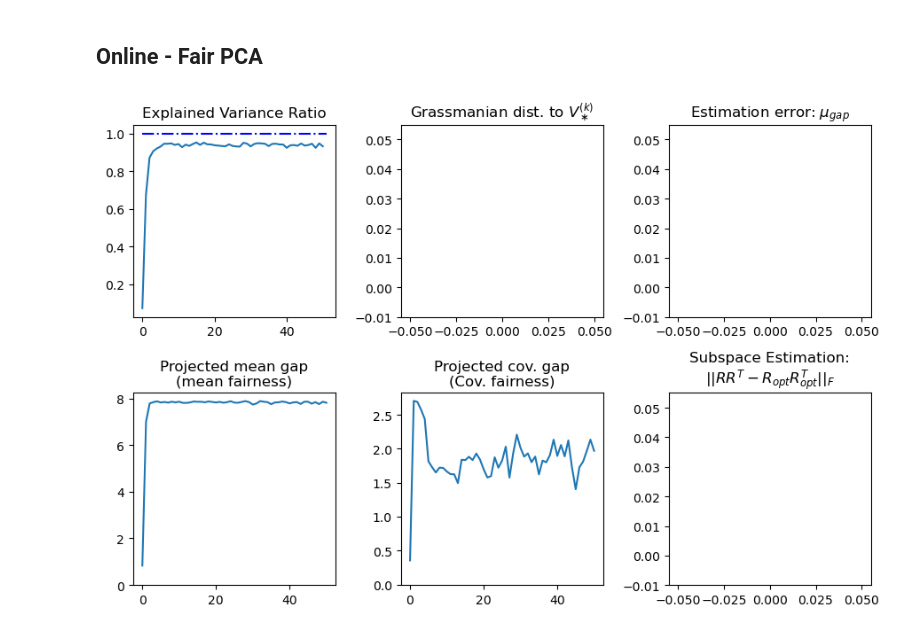
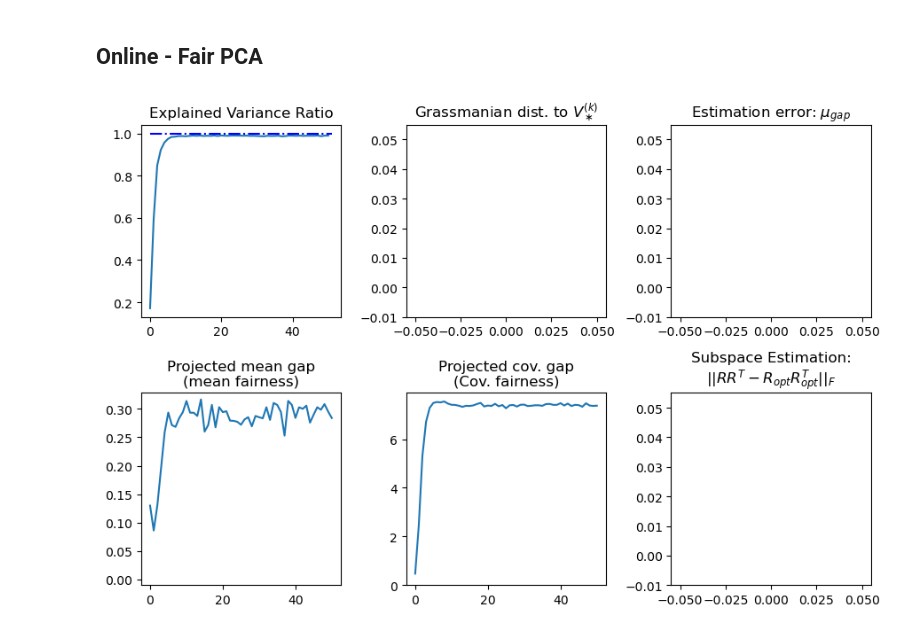
Before and after one commit to HanseulJo/fair-streaming-pca, a Jupyter notebook: FairPCA.ipynb, the cells around one changed output. Cells and saved outputs as stored; diff of their text form; code cells hidden in the pictures.

```diff
--- a/FairPCA.ipynb
+++ b/FairPCA.ipynb
@@ -7,10 +7,10 @@ from jax import random
 Algo = StreamingFairBlockPCA(
     data_dim=100,
     probability=0.5,
-    nullity=5,  # nullity of Sigma_gap
-    seed=42,
+    rank=2,  # nullity of Sigma_gap
+    seed=None,
     eps=0.1,
-    mu_scale=4,
+    mu_scale=0.5,
     max_cov_eig0=5,
     max_cov_eig1=6
 )
@@ -101,23 +129,23 @@ fig
 # %%
 n_iter = 50
 V = Algo.train(
-    target_dim=3,
-    rank=10,
+    target_dim=4,
+    rank=8,
     n_iter=n_iter,
     n_iter_inner=n_iter,
     batch_size_subspace=None,
-    batch_size_pca=100,
+    batch_size_pca=1000,
     constraint='vanilla', # unfair
     subspace_optimization=None,
     pca_optimization='npm',
     lr_pca=None,
     seed=0,
     verbose=True,
     # lr_scheduler=lambda t: 0.998**(t-1)
 )
 fig, axes = Algo.plot_buffer(save=None);  # semicolon
 # Algo.plot_buffer(save=None, fig=fig, axes=axes);
 # fig
 # %% [output]
-[figure, old version]
+[figure, new version]
 # %%
```
Also changed, not shown: parts of 11 cells of this notebook, 1 other file.
